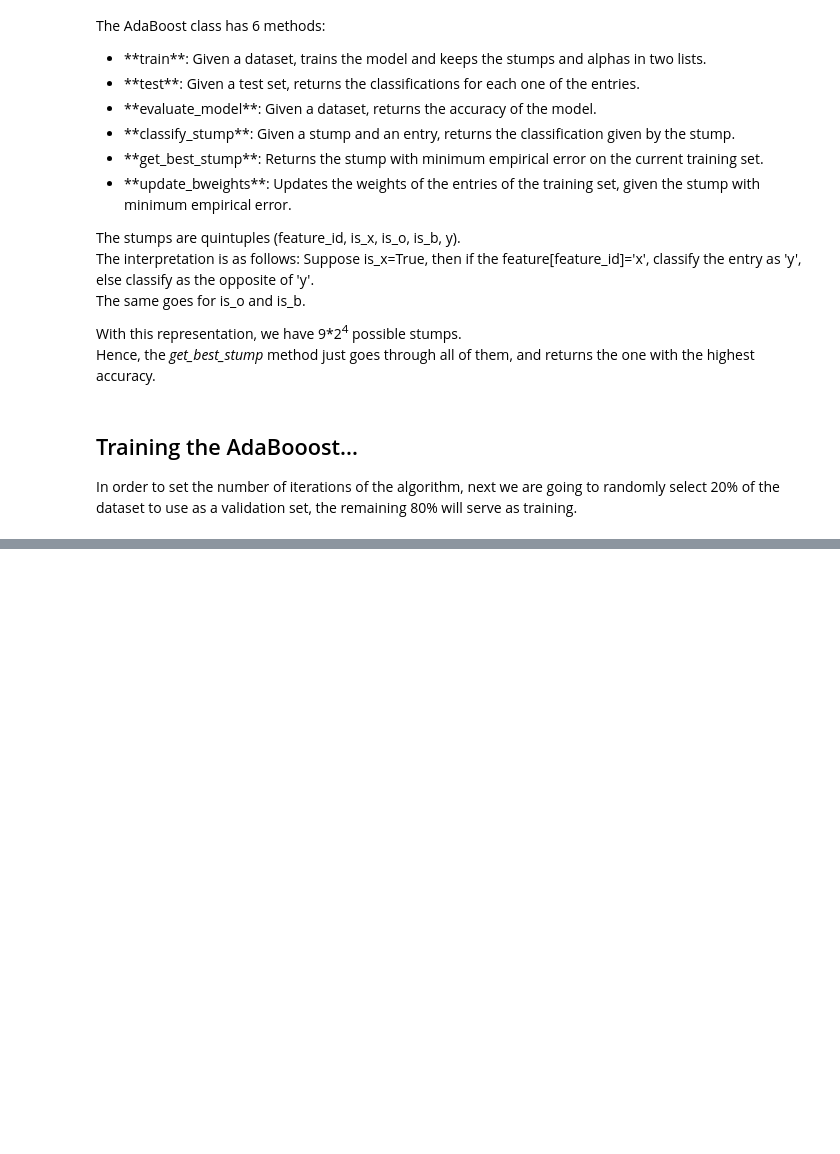
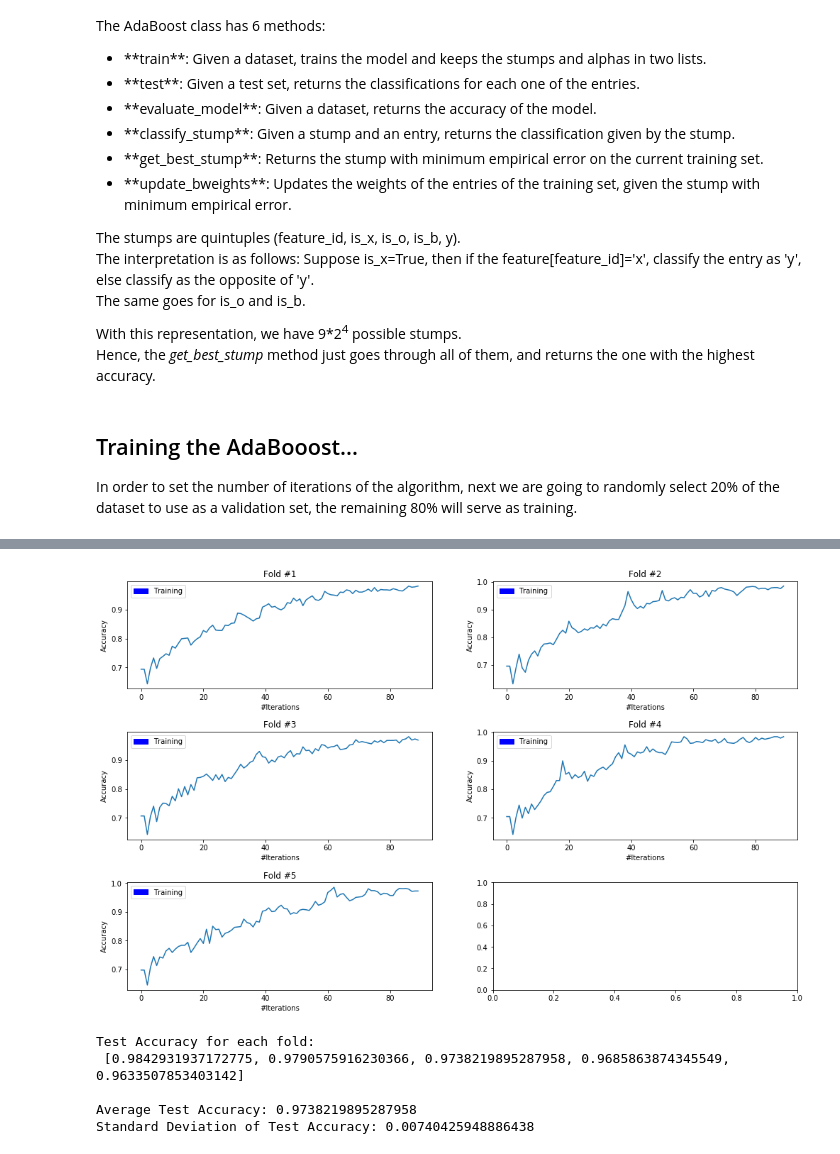
Before and after one commit to thiagovas/MLSchoolWork2, a Jupyter notebook: TP2-ThiagoSilva.ipynb, the cells around one changed output, grey strips where cells are left out. Drawn from its saved outputs; the diff is of its cells as text; code cells hidden in the pictures; blank space fills up the shorter version.

```diff
--- a/TP2-ThiagoSilva.ipynb
+++ b/TP2-ThiagoSilva.ipynb
@@ -272,0 +276,55 @@ In order to evaluate the results of the algorithm, we implement a 5-fold cross-v
+# %%
+f, pltarr = plt.subplots(3, 2)
+
+plt.subplots_adjust(bottom=0.1, right=1, top=0.9, hspace=0.4)
+f.set_figheight(10)
+f.set_figwidth(15)
+
+# Randomizing the dataset...
+data = data.sample(frac=1, random_state=RSEED).reset_index(drop=True)
+
+fold_cnt = 1
+test_acc = []
+i=0
+j=-1
+
+step = int(0.2*data.shape[0])
+for fold in range(0, data.shape[0], step):
+    clf = AdaBoost()
+
+    # Ignoring the extra loop...
+    if fold+step > data.shape[0]:
+        continue
+
+    test_set = data.iloc[fold:fold+step]
+    train_set = data.iloc[np.r_[0:fold, (fold+step):data.shape[0]]]
+    train_acc, garbage = clf.train(train_set, verbose=False)
+    test_acc.append(clf.evaluate_model(test_set.values))
+
+    if(j == 1):
+        i += 1
+        j = 0
+    else:
+        j += 1
+
+    pltarr[i, j].plot(np.arange(len(train_acc)), train_acc)
+    pltarr[i, j].set_title('Fold #%d' % fold_cnt)
+    blue_patch = mpatches.Patch(color='blue', label='Training')
+    pltarr[i, j].legend(handles=[blue_patch])
+    pltarr[i, j].set(xlabel='#Iterations', ylabel='Accuracy')
+
+    fold_cnt += 1
+
+plt.show()
+# %% [output]
+[figure, added]
+# %%
+print('Test Accuracy for each fold:\n', test_acc, '\n')
+print('Average Test Accuracy:', np.mean(test_acc))
+print('Standard Deviation of Test Accuracy:', np.std(test_acc))
+# %% [output]
+Test Accuracy for each fold:
+ [0.9842931937172775, 0.9790575916230366, 0.9738219895287958, 0.9685863874345549, 0.9633507853403142]
+
+Average Test Accuracy: 0.9738219895287958
+Standard Deviation of Test Accuracy: 0.00740425948886438
```
Also changed, not shown: parts of 6 cells of this notebook, 1 other file.
